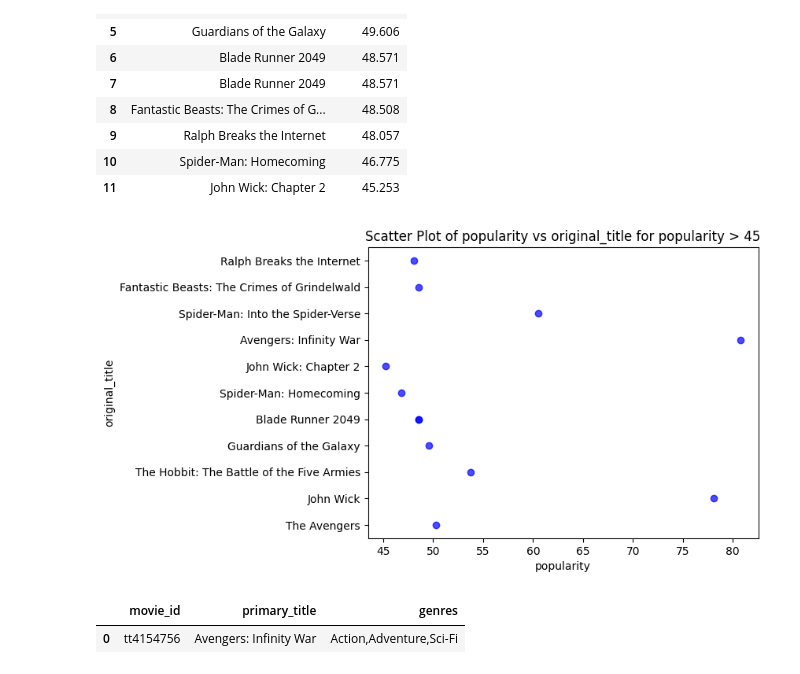
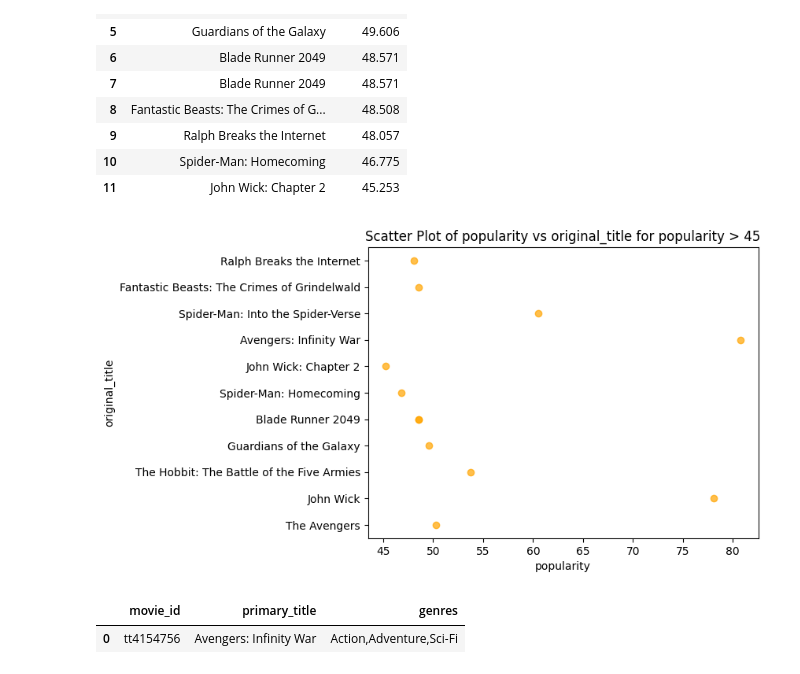
Before and after one commit to likebubba/Microsoft-Phase-1-Project, a Jupyter notebook: student.ipynb, the cells around one changed output. Saved outputs shown, nothing was run; the diff lists cells and outputs as text; code cells hidden in the pictures.

```diff
--- a/student.ipynb
+++ b/student.ipynb
@@ -454,24 +462,24 @@ pd.read_sql(popular_movies, conn)
 # %%
 table_name = 'tmdb_movies'
 x_column = 'popularity'
 y_column = 'original_title'
 threshold = 45  # Replace with the desired threshold
 
 # Execute a query to get the values of x_column and y_column with a condition
 query = f"SELECT {x_column}, {y_column} FROM {table_name} WHERE {x_column} > ?"
 df = pd.read_sql_query(query, conn, params=(threshold,))
 
 # Close the connection
 
 
 # Plot the data
-plt.scatter(df[x_column], df[y_column], color='blue', alpha=0.7)
+plt.scatter(df[x_column], df[y_column], color='orange', alpha=0.7)
 plt.xlabel(x_column)
 plt.ylabel(y_column)
 plt.title(f'Scatter Plot of {x_column} vs {y_column} for {x_column} > {threshold}')
 plt.show()
 # %% [output]
-[figure, old version]
+[figure, new version]
 # %%
 #reading im database
 im_db = "data/im.db"
```
Also changed, not shown: parts of 8 cells of this notebook, 3 other files.
